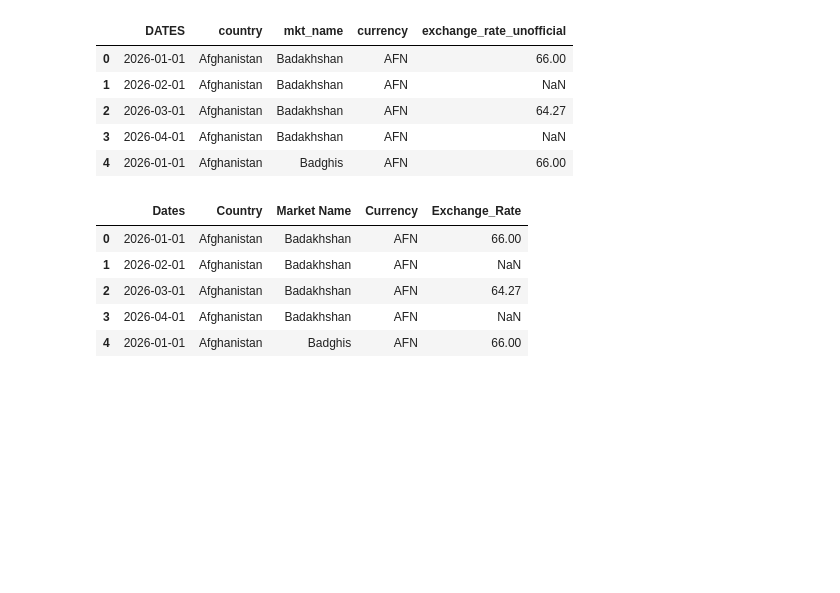
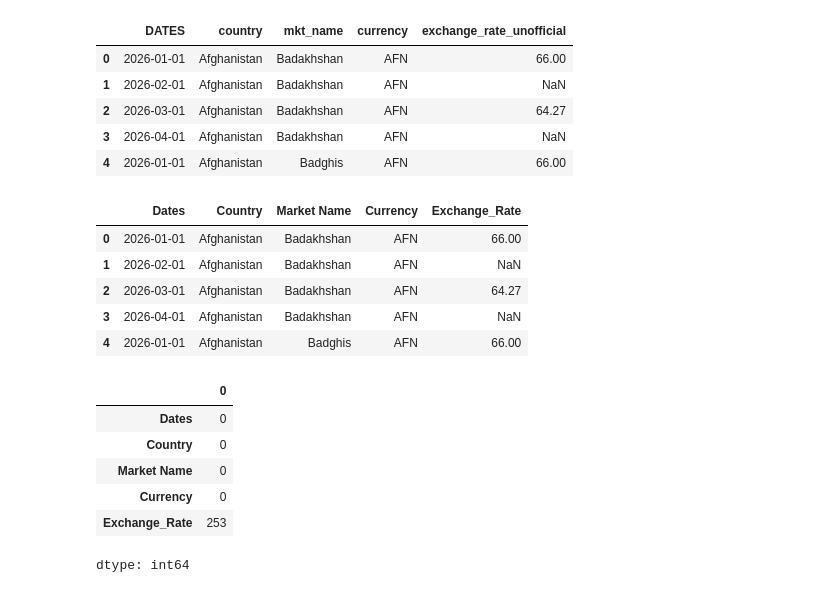
Before and after one commit to jalanganasamarasekara-del/git_iit_dspl_icw_w2120547, a Jupyter notebook: W2120547_preprocessing.ipynb, the cells around one changed output. Cells and saved outputs as stored; diff of their text form; code cells hidden in the pictures; blank space fills up the shorter version.

```diff
--- a/W2120547_preprocessing.ipynb
+++ b/W2120547_preprocessing.ipynb
@@ -85,3 +85,13 @@ df.head()
 | 2 | 2026-03-01 | Afghanistan | Badakhshan | AFN | 64.27 |
 | 3 | 2026-04-01 | Afghanistan | Badakhshan | AFN | NaN |
 | 4 | 2026-01-01 | Afghanistan | Badghis | AFN | 66.00 |
+# %%
+df.isnull().sum()
+# %% [output]
+|  | 0 |
+| Dates | 0 |
+| Country | 0 |
+| Market Name | 0 |
+| Currency | 0 |
+| Exchange_Rate | 253 |
+dtype: int64
```
